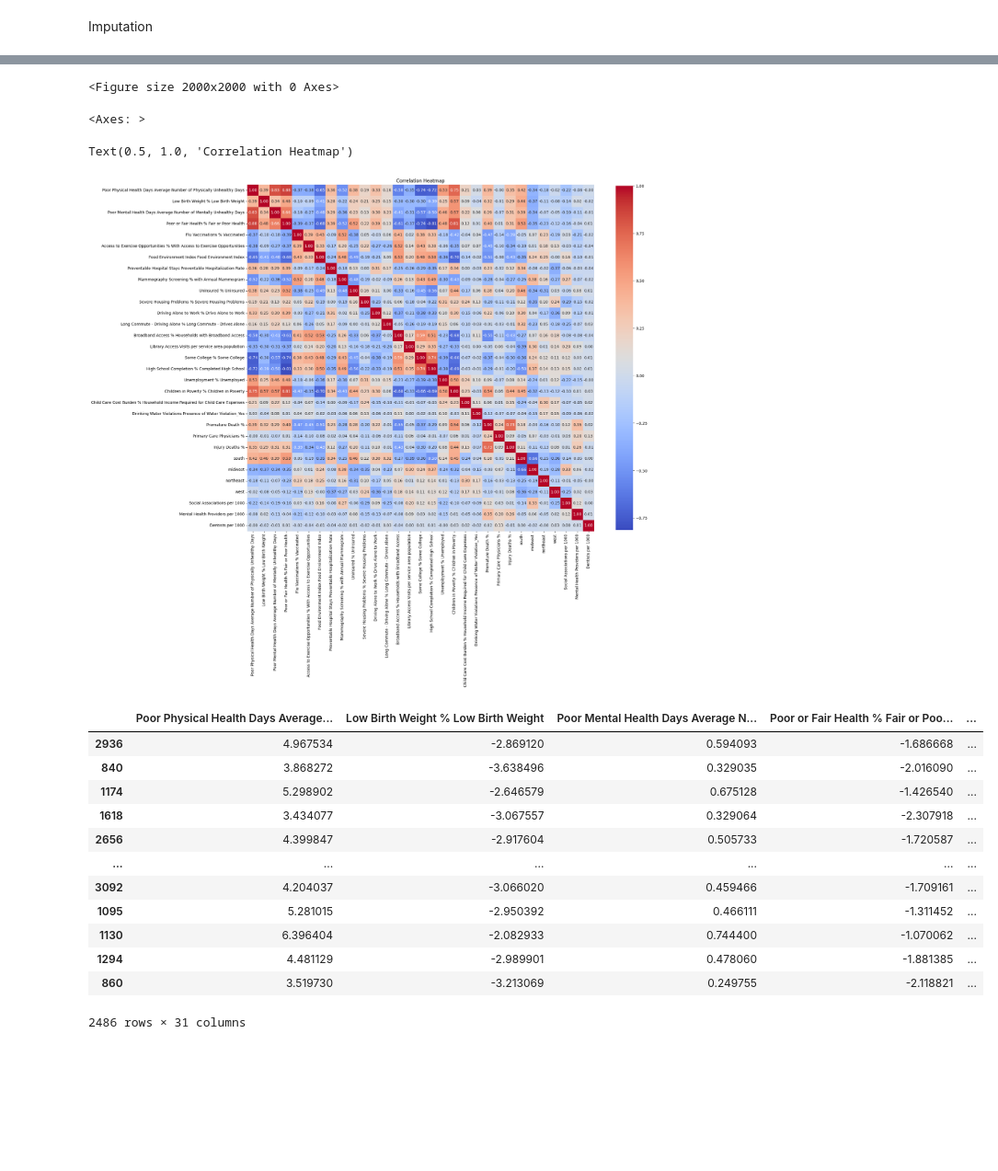
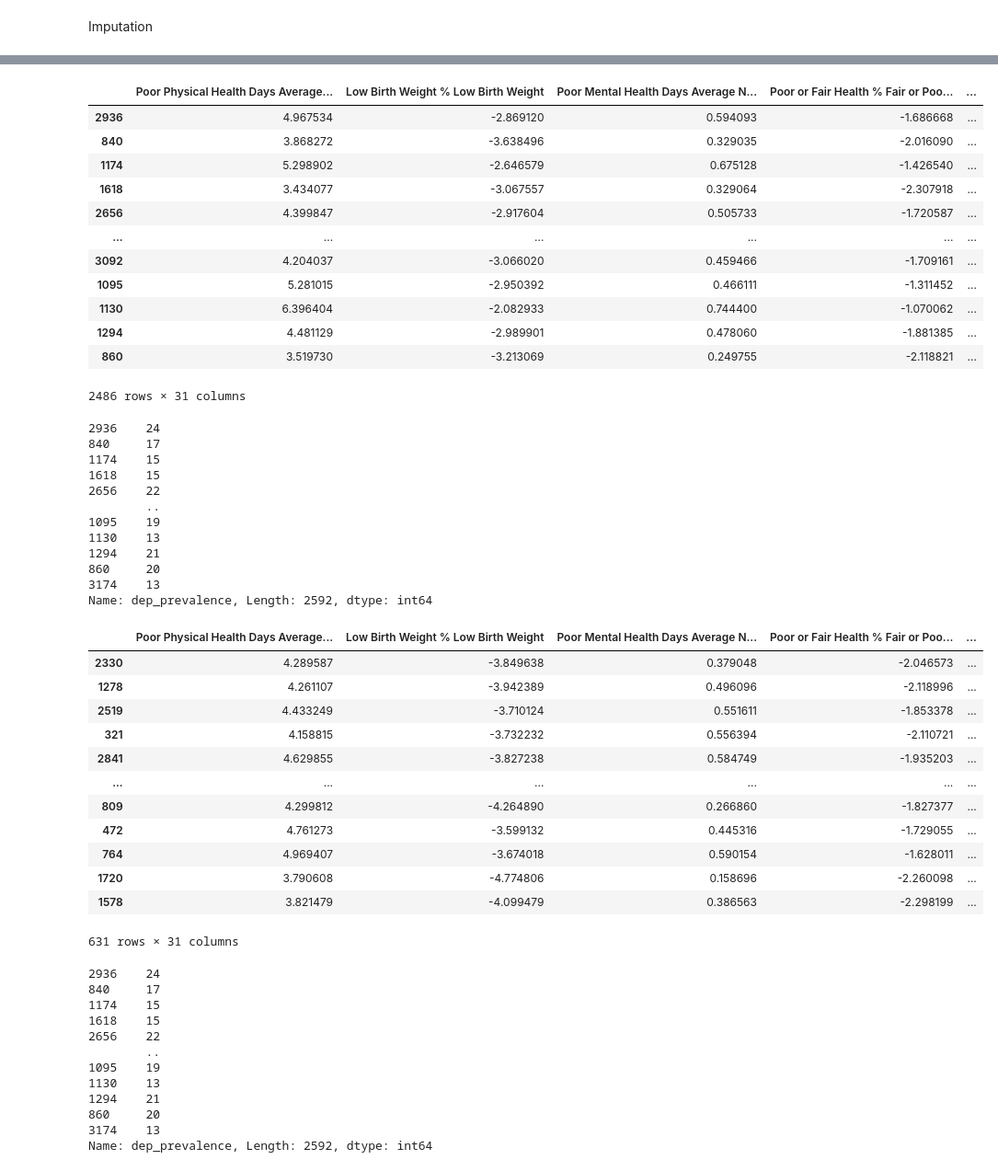
Before and after one commit to EZags/Milliman-Project-2025, a Jupyter notebook: 3_Feature_Engineering.ipynb, the cells around one changed output, grey strips where cells are left out. Shown at 92% size. Saved outputs shown, nothing was run; the diff lists cells and outputs as text; code cells hidden in the pictures; blank space fills up the shorter version.

```diff
--- a/3_Feature_Engineering.ipynb
+++ b/3_Feature_Engineering.ipynb
@@ -613,40 +764,86 @@ dtype: float64
 # %%
+# Only use columns that exist in X_train and X_test
+numeric_columns_train = [col for col in numeric_columns if col in X_train.columns]
+numeric_columns_test = [col for col in numeric_columns if col in X_test.columns]
+
 # Log transform the columns with a skewness > 0.5 or <-0.5 and are all positive values
-for column in numeric_columns:
+for column in numeric_columns_train:
     if X_train[column].skew() > 0.5 and (X_train[column] > 0).all():
         X_train.loc[:, column] = np.log1p(X_train[column])
     elif X_train[column].skew() < -0.5:
         X_train.loc[:, column] = stats.yeojohnson(X_train[column])[0]
 
 # Min-max scale the columns with values > 1
-for column in numeric_columns:
+for column in numeric_columns_train:
     if X_train[column].max() > 1:
         X_train.loc[:, column] = (X_train[column] - X_train[column].min()) / (X_train[column].max() - X_train[column].min())
+
+# Now on the X_test dataset
+
+# Log transform the columns with a skewness > 0.5 or <-0.5 and are all positive values
+for column in numeric_columns_test:
+    if X_test[column].skew() > 0.5 and (X_test[column] > 0).all():
+        X_test.loc[:, column] = np.log1p(X_test[column])
+    elif X_test[column].skew() < -0.5:
+        X_test.loc[:, column] = stats.yeojohnson(X_test[column])[0]
+
+# Min-max scale the columns with values > 1
+for column in numeric_columns_test:
+    if X_test[column].max() > 1:
+        X_test.loc[:, column] = (X_test[column] - X_test[column].min()) / (X_test[column].max() - X_test[column].min())
-# %%
-#Create a heatmap to visualize the correlation between the columns
-plt.figure(figsize=(20, 20))
-import seaborn as sns
-sns.heatmap(X_train.corr(), annot=True, fmt=".2f", cmap='coolwarm', square=True, cbar_kws={"shrink": .8})
-plt.title('Correlation Heatmap')
-plt.show()
-# %% [output]
-<Figure size 2000x2000 with 0 Axes>
-<Axes: >
-Text(0.5, 1.0, 'Correlation Heatmap')
-[figure, removed]
 # %%
 X_train
+y_train
+X_test
+y_train
 # %% [output]
 |  | Poor Physical Health Days Average... | Low Birth Weight % Low Birth Weight | Poor Mental Health Days Average N... | Poor or Fair Health % Fair or Poo... | ... |
 | 2936 | 4.967534 | -2.869120 | 0.594093 | -1.686668 | ... |
 | 840 | 3.868272 | -3.638496 | 0.329035 | -2.016090 | ... |
 | 1174 | 5.298902 | -2.646579 | 0.675128 | -1.426540 | ... |
 | 1618 | 3.434077 | -3.067557 | 0.329064 | -2.307918 | ... |
 | 2656 | 4.399847 | -2.917604 | 0.505733 | -1.720587 | ... |
 | ... | ... | ... | ... | ... | ... |
 | 3092 | 4.204037 | -3.066020 | 0.459466 | -1.709161 | ... |
 | 1095 | 5.281015 | -2.950392 | 0.466111 | -1.311452 | ... |
 | 1130 | 6.396404 | -2.082933 | 0.744400 | -1.070062 | ... |
 | 1294 | 4.481129 | -2.989901 | 0.478060 | -1.881385 | ... |
 | 860 | 3.519730 | -3.213069 | 0.249755 | -2.118821 | ... |
 2486 rows × 31 columns
+2936    24
+840     17
+1174    15
+1618    15
+2656    22
+        ..
+1095    19
+1130    13
+1294    21
+860     20
+3174    13
+Name: dep_prevalence, Length: 2592, dtype: int64
+|  | Poor Physical Health Days Average... | Low Birth Weight % Low Birth Weight | Poor Mental Health Days Average N... | Poor or Fair Health % Fair or Poo... | ... |
+| 2330 | 4.289587 | -3.849638 | 0.379048 | -2.046573 | ... |
+| 1278 | 4.261107 | -3.942389 | 0.496096 | -2.118996 | ... |
+| 2519 | 4.433249 | -3.710124 | 0.551611 | -1.853378 | ... |
+| 321 | 4.158815 | -3.732232 | 0.556394 | -2.110721 | ... |
+| 2841 | 4.629855 | -3.827238 | 0.584749 | -1.935203 | ... |
+| ... | ... | ... | ... | ... | ... |
+| 809 | 4.299812 | -4.264890 | 0.266860 | -1.827377 | ... |
+| 472 | 4.761273 | -3.599132 | 0.445316 | -1.729055 | ... |
+| 764 | 4.969407 | -3.674018 | 0.590154 | -1.628011 | ... |
+| 1720 | 3.790608 | -4.774806 | 0.158696 | -2.260098 | ... |
+| 1578 | 3.821479 | -4.099479 | 0.386563 | -2.298199 | ... |
+631 rows × 31 columns
+2936    24
+840     17
+1174    15
+1618    15
+2656    22
+        ..
+1095    19
+1130    13
+1294    21
+860     20
+3174    13
+Name: dep_prevalence, Length: 2592, dtype: int64
```
Also changed, not shown: parts of 8 cells of this notebook.
